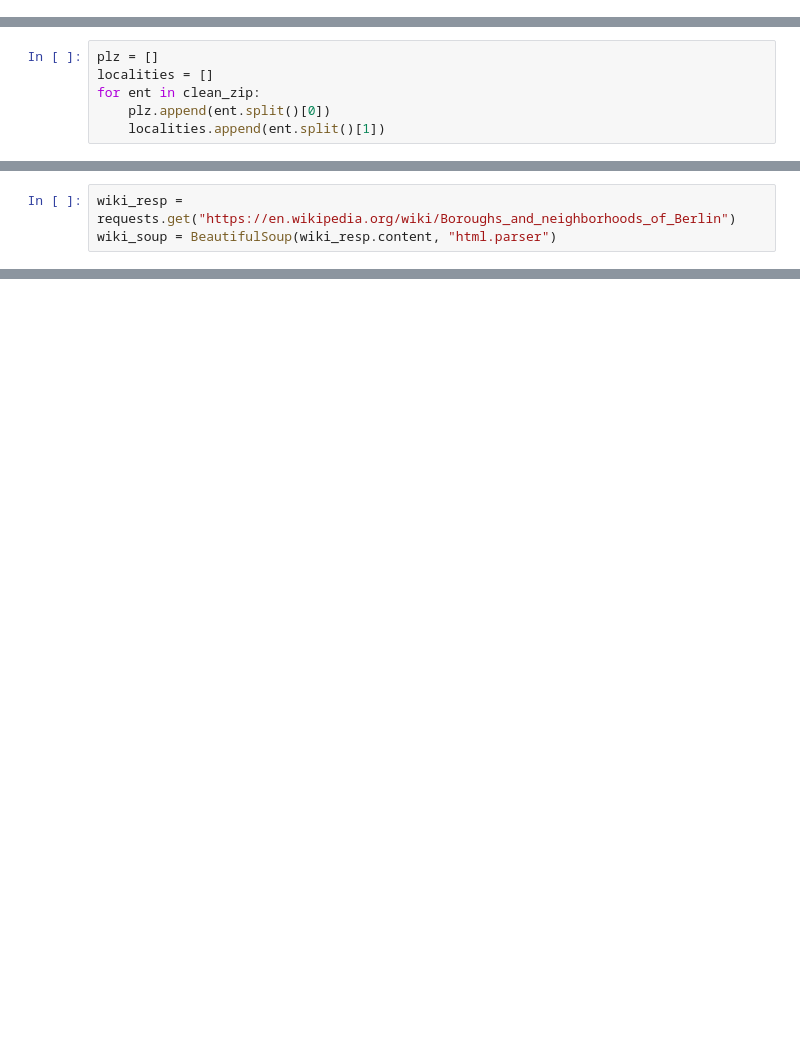
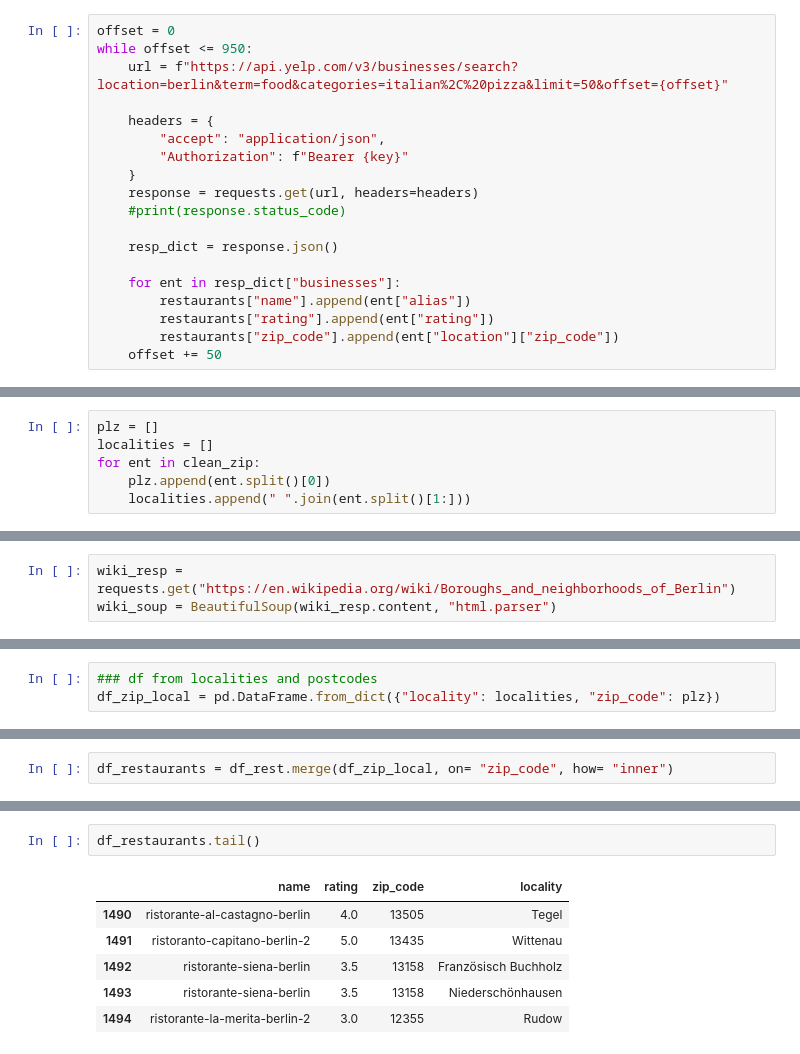
Before and after one commit to roger-hauber/challenge_luca, a Jupyter notebook: Bonus Task.ipynb, the cells around one changed output, grey strips where cells are left out. Saved outputs shown, nothing was run; the diff lists cells and outputs as text; blank space fills up the shorter version.

```diff
--- a/Bonus Task.ipynb
+++ b/Bonus Task.ipynb
@@ -68,3 +13,22 @@ restaurants["name"]
+# %%
+offset = 0
+while offset <= 950:
+    url = f"https://api.yelp.com/v3/businesses/search?location=berlin&term=food&categories=italian%2C%20pizza&limit=50&offset={offset}"
+
+    headers = {
+        "accept": "application/json",
+        "Authorization": f"Bearer {key}"
+    }
+    response = requests.get(url, headers=headers)
+    #print(response.status_code)
+
+    resp_dict = response.json()
+
+    for ent in resp_dict["businesses"]:
+        restaurants["name"].append(ent["alias"])
+        restaurants["rating"].append(ent["rating"])
+        restaurants["zip_code"].append(ent["location"]["zip_code"])
+    offset += 50
 # %%
 df_rest = pd.DataFrame.from_dict(restaurants)
 # %%
@@ -119,4 +67,4 @@ plz = []
 localities = []
 for ent in clean_zip:
     plz.append(ent.split()[0])
-    localities.append(ent.split()[1])
+    localities.append(" ".join(ent.split()[1:]))
@@ -162,0 +241,3 @@ all_tables
+# %%
+### df from localities and postcodes
+df_zip_local = pd.DataFrame.from_dict({"locality": localities, "zip_code": plz})
@@ -162,0 +266,2 @@ all_tables
+# %%
+df_restaurants = df_rest.merge(df_zip_local, on= "zip_code", how= "inner")
@@ -162,0 +282,9 @@ all_tables
+# %%
+df_restaurants.tail()
+# %% [output]
+|  | name | rating | zip_code | locality |
+| 1490 | ristorante-al-castagno-berlin | 4.0 | 13505 | Tegel |
+| 1491 | ristoranto-capitano-berlin-2 | 5.0 | 13435 | Wittenau |
+| 1492 | ristorante-siena-berlin | 3.5 | 13158 | Französisch Buchholz |
+| 1493 | ristorante-siena-berlin | 3.5 | 13158 | Niederschönhausen |
+| 1494 | ristorante-la-merita-berlin-2 | 3.0 | 12355 | Rudow |
```
Also changed, not shown: parts of 61 cells of this notebook, 7 other files.
